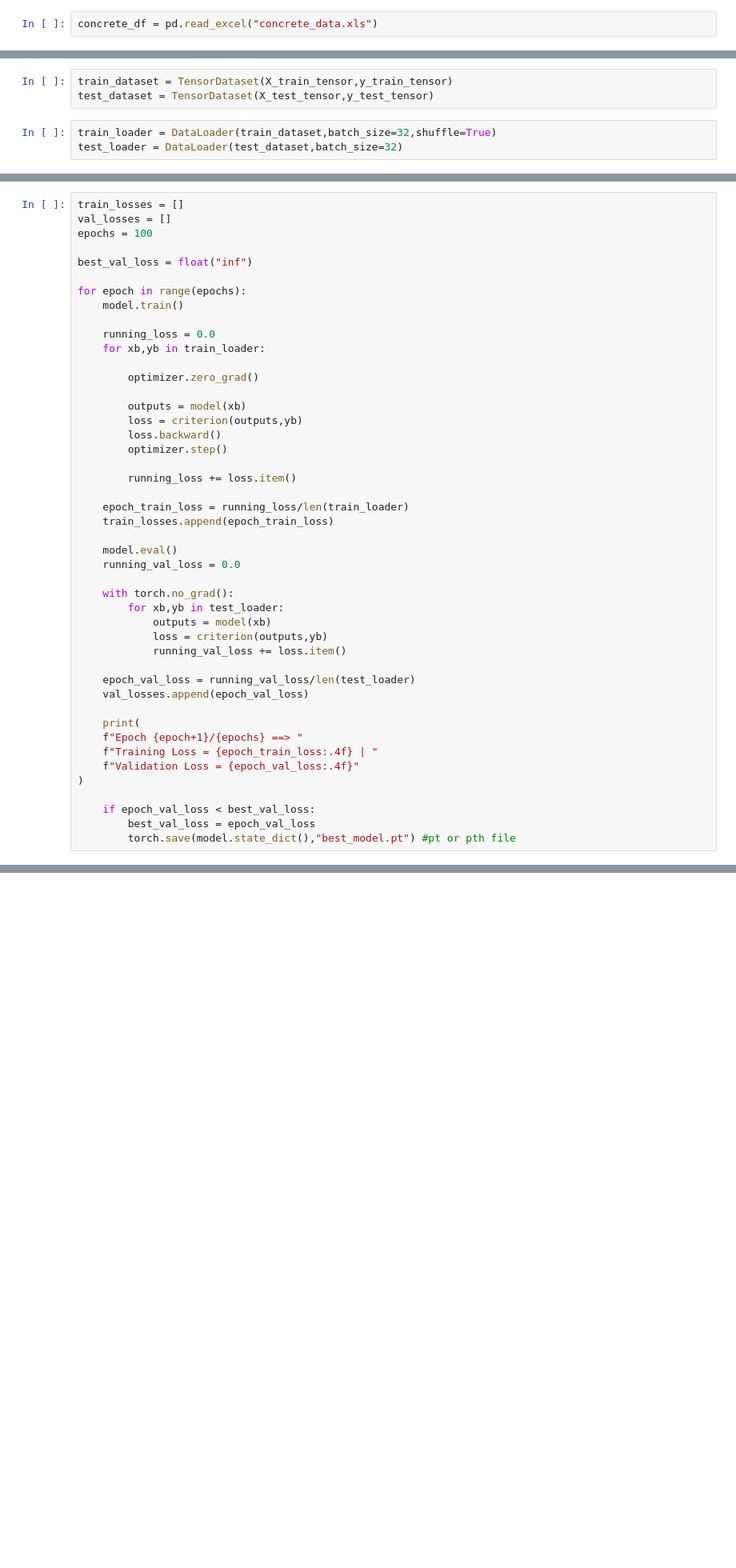
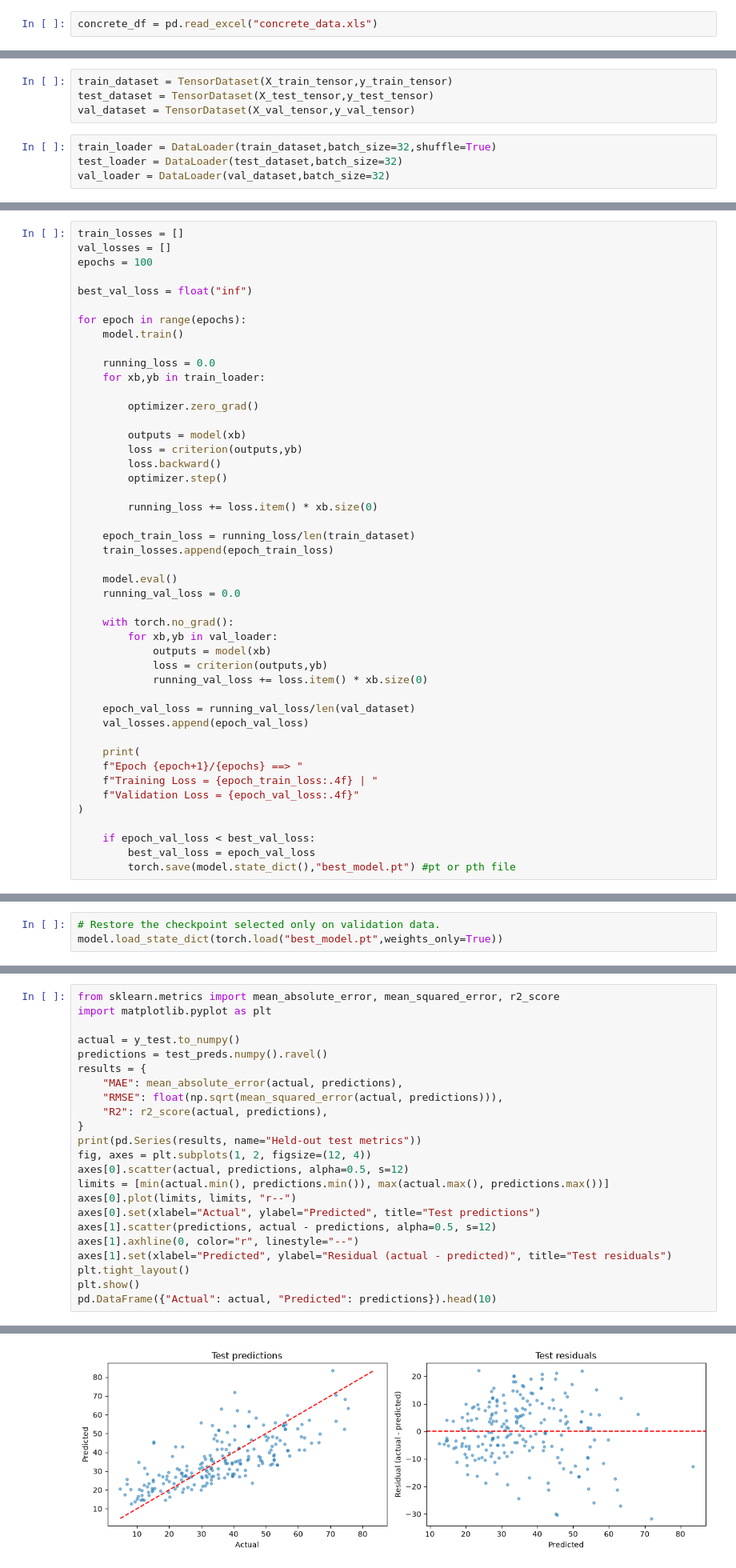
Before and after one commit to preet-prajapati/Deep-Learning-Projects, a Jupyter notebook: ANN/Concrete-Strength-Prediction/concrete_strength_prediction.ipynb, the cells around one changed output, grey strips where cells are left out. Shown at 80% size. Saved outputs shown, nothing was run; the diff lists cells and outputs as text; blank space fills up the shorter version.

```diff
--- a/ANN/Concrete-Strength-Prediction/concrete_strength_prediction.ipynb
+++ b/ANN/Concrete-Strength-Prediction/concrete_strength_prediction.ipynb
@@ -45,9 +123,11 @@ y_test_tensor = torch.tensor(y_test.values,dtype=torch.float32).view(-1,1)
 # %%
 train_dataset = TensorDataset(X_train_tensor,y_train_tensor)
 test_dataset = TensorDataset(X_test_tensor,y_test_tensor)
+val_dataset = TensorDataset(X_val_tensor,y_val_tensor)
 # %%
 train_loader = DataLoader(train_dataset,batch_size=32,shuffle=True)
 test_loader = DataLoader(test_dataset,batch_size=32)
+val_loader = DataLoader(val_dataset,batch_size=32)
 # %%
 class ANN(nn.Module):
     def __init__(self):
@@ -91,21 +171,21 @@ for epoch in range(epochs):
         loss.backward()
         optimizer.step()
 
-        running_loss += loss.item()
+        running_loss += loss.item() * xb.size(0)
 
-    epoch_train_loss = running_loss/len(train_loader)
+    epoch_train_loss = running_loss/len(train_dataset)
     train_losses.append(epoch_train_loss)
 
     model.eval()
     running_val_loss = 0.0
 
     with torch.no_grad():
-        for xb,yb in test_loader:
+        for xb,yb in val_loader:
             outputs = model(xb)
             loss = criterion(outputs,yb)
-            running_val_loss += loss.item()
+            running_val_loss += loss.item() * xb.size(0)
 
-    epoch_val_loss = running_val_loss/len(test_loader)
+    epoch_val_loss = running_val_loss/len(val_dataset)
     val_losses.append(epoch_val_loss)
 
     print(
@@ -135,0 +237,3 @@ plt.legend()
+# %%
+# Restore the checkpoint selected only on validation data.
+model.load_state_dict(torch.load("best_model.pt",weights_only=True))
@@ -157,0 +286,24 @@ pd.concat([predicted_df,actual_df],axis=1)
+# %%
+from sklearn.metrics import mean_absolute_error, mean_squared_error, r2_score
+import matplotlib.pyplot as plt
+
+actual = y_test.to_numpy()
+predictions = test_preds.numpy().ravel()
+results = {
+    "MAE": mean_absolute_error(actual, predictions),
+    "RMSE": float(np.sqrt(mean_squared_error(actual, predictions))),
+    "R2": r2_score(actual, predictions),
+}
+print(pd.Series(results, name="Held-out test metrics"))
+fig, axes = plt.subplots(1, 2, figsize=(12, 4))
+axes[0].scatter(actual, predictions, alpha=0.5, s=12)
+limits = [min(actual.min(), predictions.min()), max(actual.max(), predictions.max())]
+axes[0].plot(limits, limits, "r--")
+axes[0].set(xlabel="Actual", ylabel="Predicted", title="Test predictions")
+axes[1].scatter(predictions, actual - predictions, alpha=0.5, s=12)
+axes[1].axhline(0, color="r", linestyle="--")
+axes[1].set(xlabel="Predicted", ylabel="Residual (actual - predicted)", title="Test residuals")
+plt.tight_layout()
+plt.show()
+pd.DataFrame({"Actual": actual, "Predicted": predictions}).head(10)
+# %% [output]
@@ -157,0 +314 @@ pd.concat([predicted_df,actual_df],axis=1)
+[figure, added]
```
Also changed, not shown: parts of 19 cells of this notebook, 12 other files.
